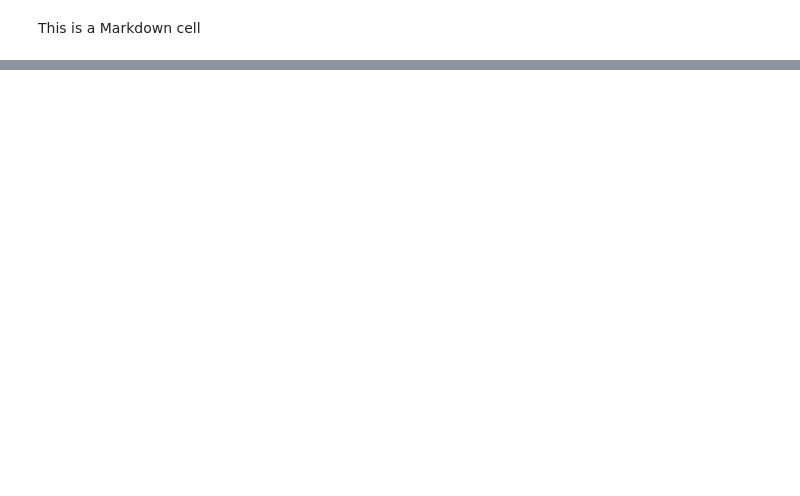
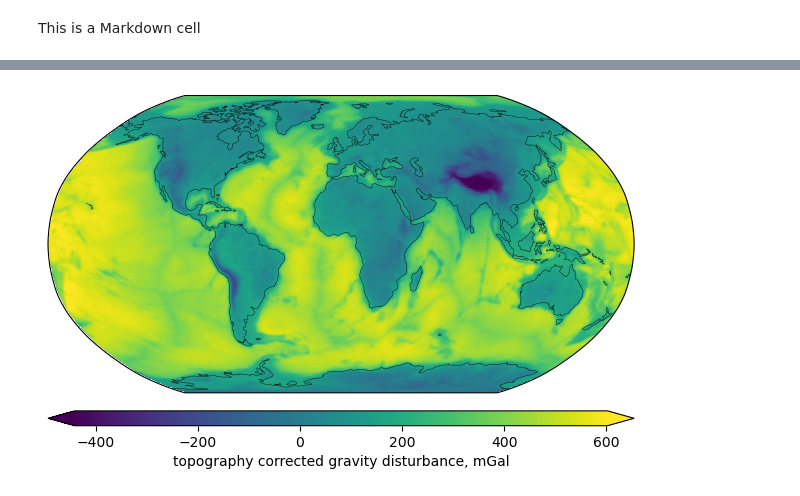
Before and after one commit to apasto/ggm_bg_maps_binder, a Jupyter notebook: ggm_bg.ipynb, the cells around one changed output, grey strips where cells are left out. Saved outputs shown, nothing was run; the diff lists cells and outputs as text; code cells hidden in the pictures; blank space fills up the shorter version.

```diff
--- a/ggm_bg.ipynb
+++ b/ggm_bg.ipynb
@@ -95,0 +114,14 @@ AttributeError: 'Figure' object has no attribute 'info'
+# %%
+BG_fig, BG_ax = Vbg_GravGrid_total.plot(projection=fig_projection,
+                                        colorbar="bottom", cmap='viridis',
+                                        cmap_limits=[
+                                            np.quantile(Vbg_GravGrid_total.data,0.001),
+                                            np.quantile(Vbg_GravGrid_total.data,0.999)
+                                        ], cb_triangles="both",
+                                        cb_label = 'topography corrected gravity disturbance, mGal',
+                                        show=False)
+BG_ax.coastlines(resolution='110m', color='black', linewidth=0.3)
+BG_fig.set_dpi(fig_dpi)
+BG_fig.show()
+# %% [output]
+[figure, added]
```
Also changed, not shown: parts of 12 cells of this notebook.
